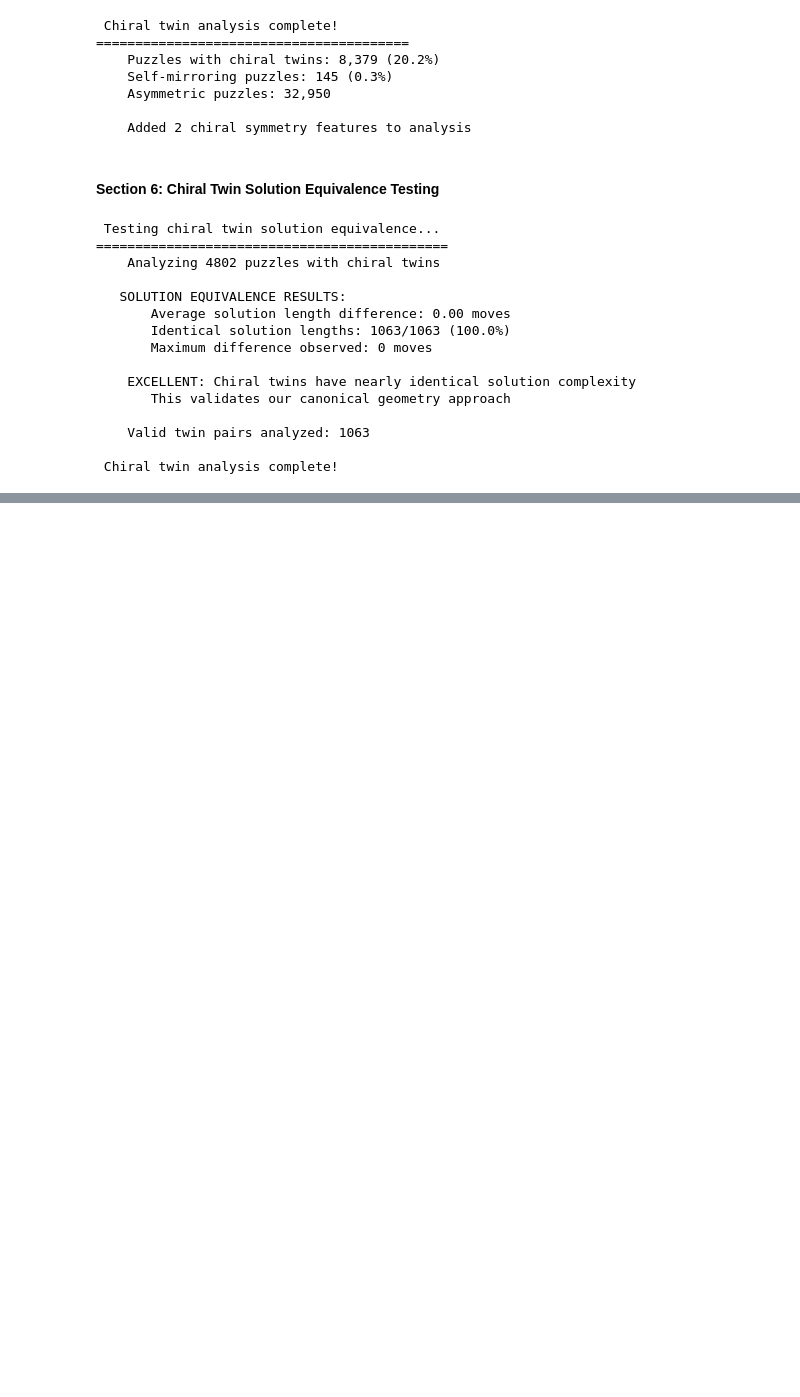
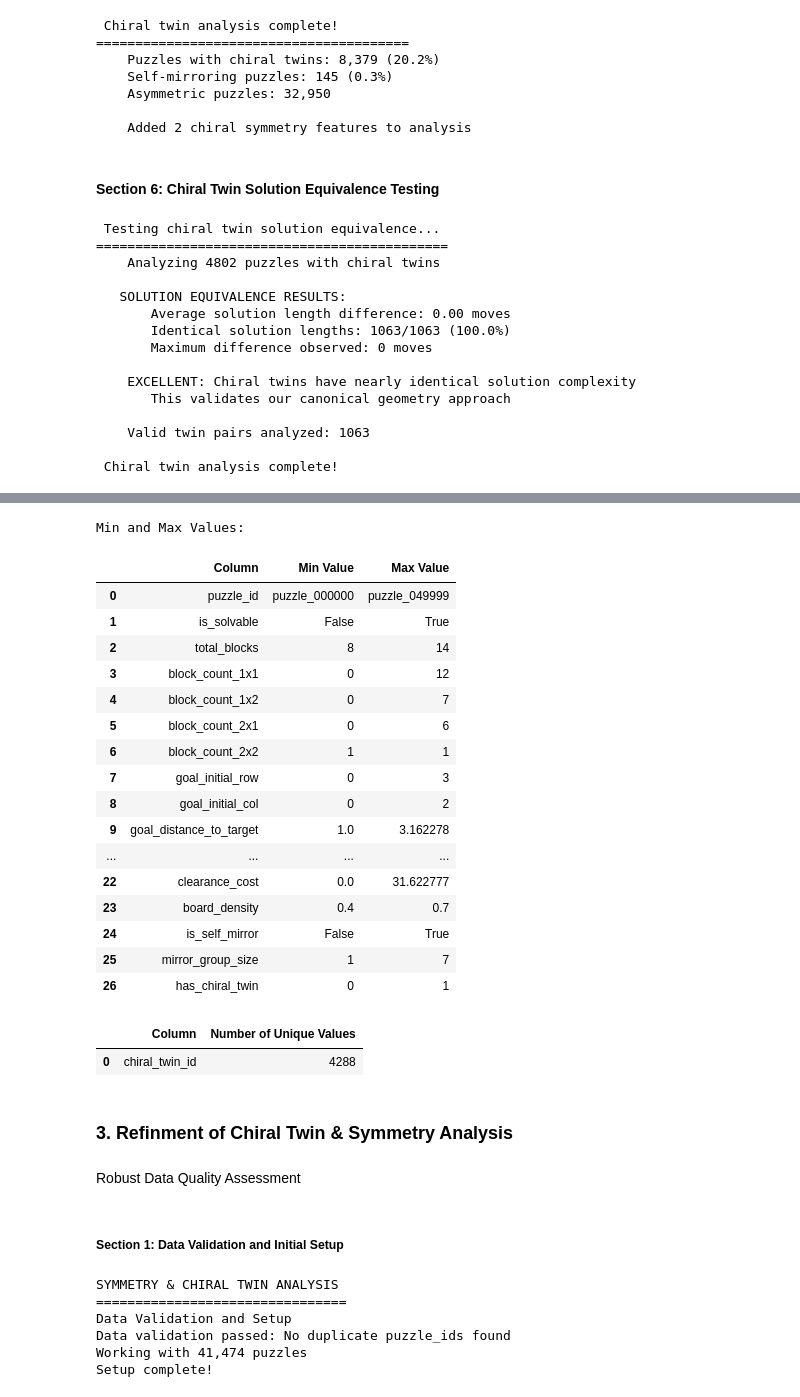
Before and after one commit to kshitij0001/Klotski-Data-Analysis, a Jupyter notebook: backend/Klotski_ML_Analysis_Portfolio.ipynb, the cells around one changed output, grey strips where cells are left out. Saved outputs shown, nothing was run; the diff lists cells and outputs as text; code cells hidden in the pictures; blank space fills up the shorter version.

```diff
--- a/backend/Klotski_ML_Analysis_Portfolio.ipynb
+++ b/backend/Klotski_ML_Analysis_Portfolio.ipynb
@@ -968,0 +1049,61 @@ df.head()
+# %%
+ignore_columns = ['empty_space','initial_block_states','board_visual','parsed_blocks','blocks_objects','mirror_canonical','mirror_invariant_key','chiral_twin_id']
+check_min_max_values(df,ignore_columns)
+# %% [output]
+Min and Max Values:
+|  | Column | Min Value | Max Value |
+| 0 | puzzle_id | puzzle_000000 | puzzle_049999 |
+| 1 | is_solvable | False | True |
+| 2 | total_blocks | 8 | 14 |
+| 3 | block_count_1x1 | 0 | 12 |
+| 4 | block_count_1x2 | 0 | 7 |
+| 5 | block_count_2x1 | 0 | 6 |
+| 6 | block_count_2x2 | 1 | 1 |
+| 7 | goal_initial_row | 0 | 3 |
+| 8 | goal_initial_col | 0 | 2 |
+| 9 | goal_distance_to_target | 1.0 | 3.162278 |
+| ... | ... | ... | ... |
+| 22 | clearance_cost | 0.0 | 31.622777 |
+| 23 | board_density | 0.4 | 0.7 |
+| 24 | is_self_mirror | False | True |
+| 25 | mirror_group_size | 1 | 7 |
+| 26 | has_chiral_twin | 0 | 1 |
+# %%
+#  Using the  function on a single column ( 'chiral_twin_id')
+result_df = check_unique_values(df['chiral_twin_id'])
+
+# Display the result
+display(result_df)
+# %% [output]
+|  | Column | Number of Unique Values |
+| 0 | chiral_twin_id | 4288 |
+# %% [markdown]
+###  3. Refinment of Chiral Twin & Symmetry Analysis
+# %% [markdown]
+Robust Data Quality Assessment
+# %% [markdown]
+##### Section 1: Data Validation and Initial Setup
+# %%
+print("SYMMETRY & CHIRAL TWIN ANALYSIS")
+print("=" * 32)
+print("Data Validation and Setup")
+
+# Check for data quality issues
+if df['puzzle_id'].duplicated().any():
+    duplicate_count = df['puzzle_id'].duplicated().sum()
+    print(f"WARNING: Found {duplicate_count} duplicate puzzle_ids")
+    print("Recommendation: Clean duplicates before analysis")
+else:
+    print("Data validation passed: No duplicate puzzle_ids found")
+
+# Create working copy to avoid modifying original data
+df_analysis = df.copy()
+print(f"Working with {len(df_analysis):,} puzzles")
+print("Setup complete!\n")
+# %% [output]
+SYMMETRY & CHIRAL TWIN ANALYSIS
+================================
+Data Validation and Setup
+Data validation passed: No duplicate puzzle_ids found
+Working with 41,474 puzzles
+Setup complete!
```
Also changed, not shown: parts of 61 cells of this notebook.
